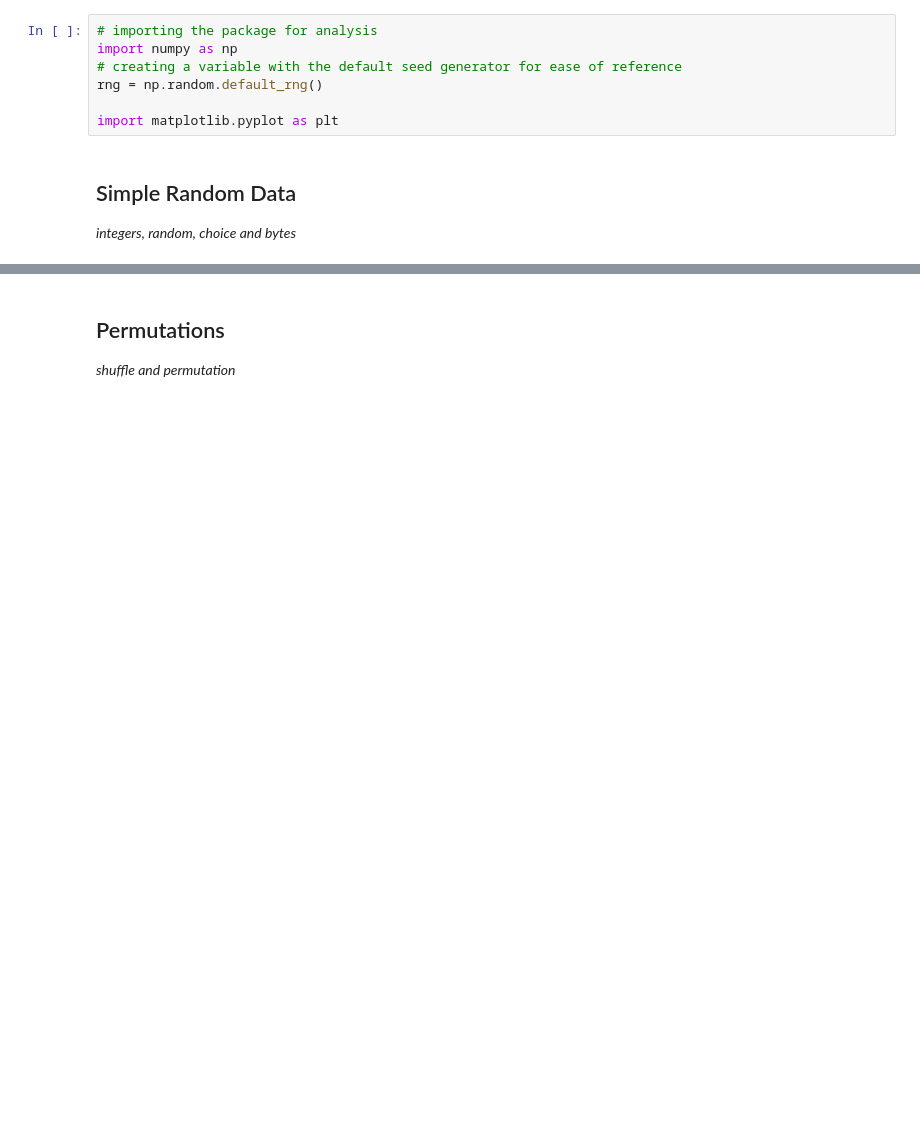
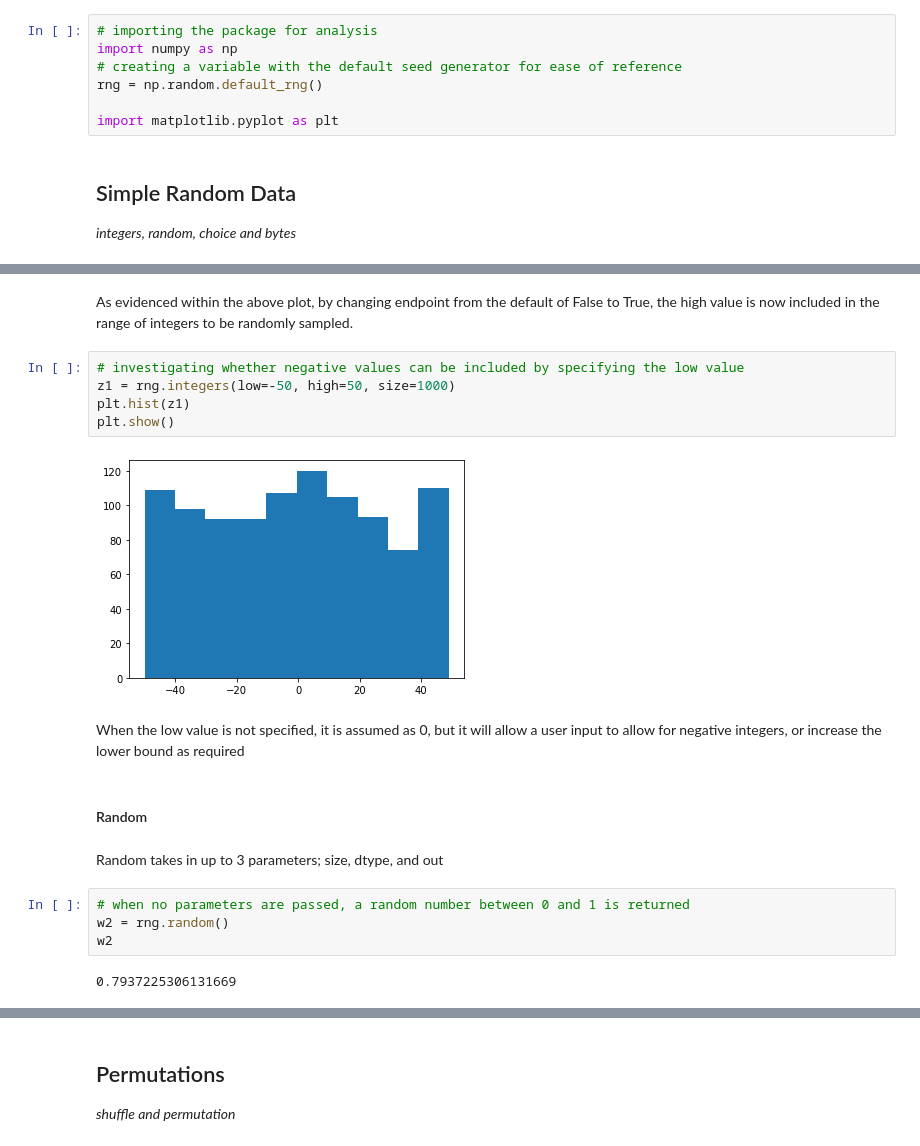
Before and after one commit to dervlac/numpy-assignment, a Jupyter notebook: NumPy Analysis.ipynb, the cells around one changed output, grey strips where cells are left out. Cells and saved outputs as stored; diff of their text form; blank space fills up the shorter version.

Commit message:
simple random data investigation

```diff
--- a/NumPy Analysis.ipynb
+++ b/NumPy Analysis.ipynb
@@ -26,3 +39,24 @@ plt.show()
+# %% [markdown]
+As evidenced within the above plot, by changing endpoint from the default of False to True, the high value is now included in the range of integers to be randomly sampled.
+# %%
+# investigating whether negative values can be included by specifying the low value
+z1 = rng.integers(low=-50, high=50, size=1000)
+plt.hist(z1)
+plt.show()
+# %% [output]
+[figure, added]
+# %% [markdown]
+When the low value is not specified, it is assumed as 0, but it will allow a user input to allow for negative integers, or increase the lower bound as required
+# %% [markdown]
+#### Random
+# %% [markdown]
+Random takes in up to 3 parameters; size, dtype, and out
+# %%
+# when no parameters are passed, a random number between 0 and 1 is returned
+w2 = rng.random()
+w2
+# %% [output]
+0.7937225306131669
 # %%
 x2 = rng.random(1000)
 plt.hist(x2)
```
Also changed, not shown: parts of 20 cells of this notebook.
